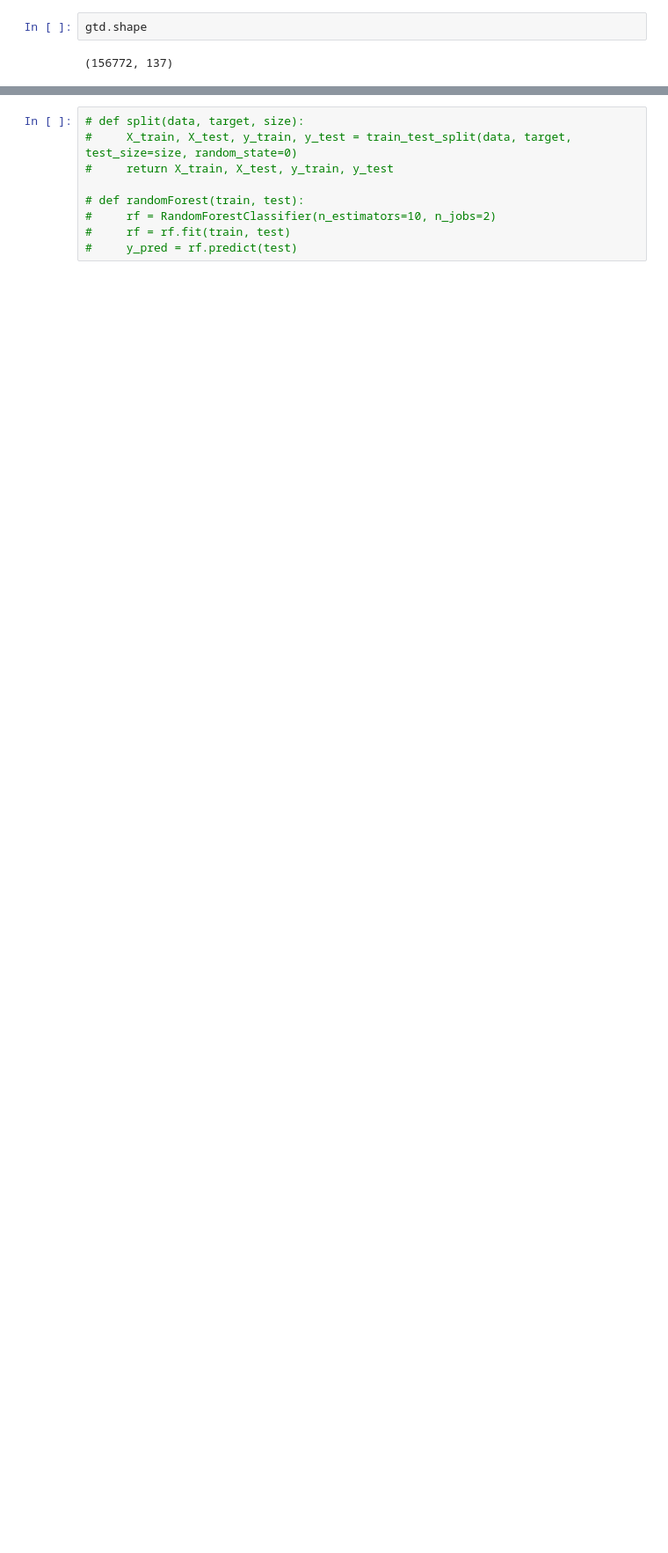
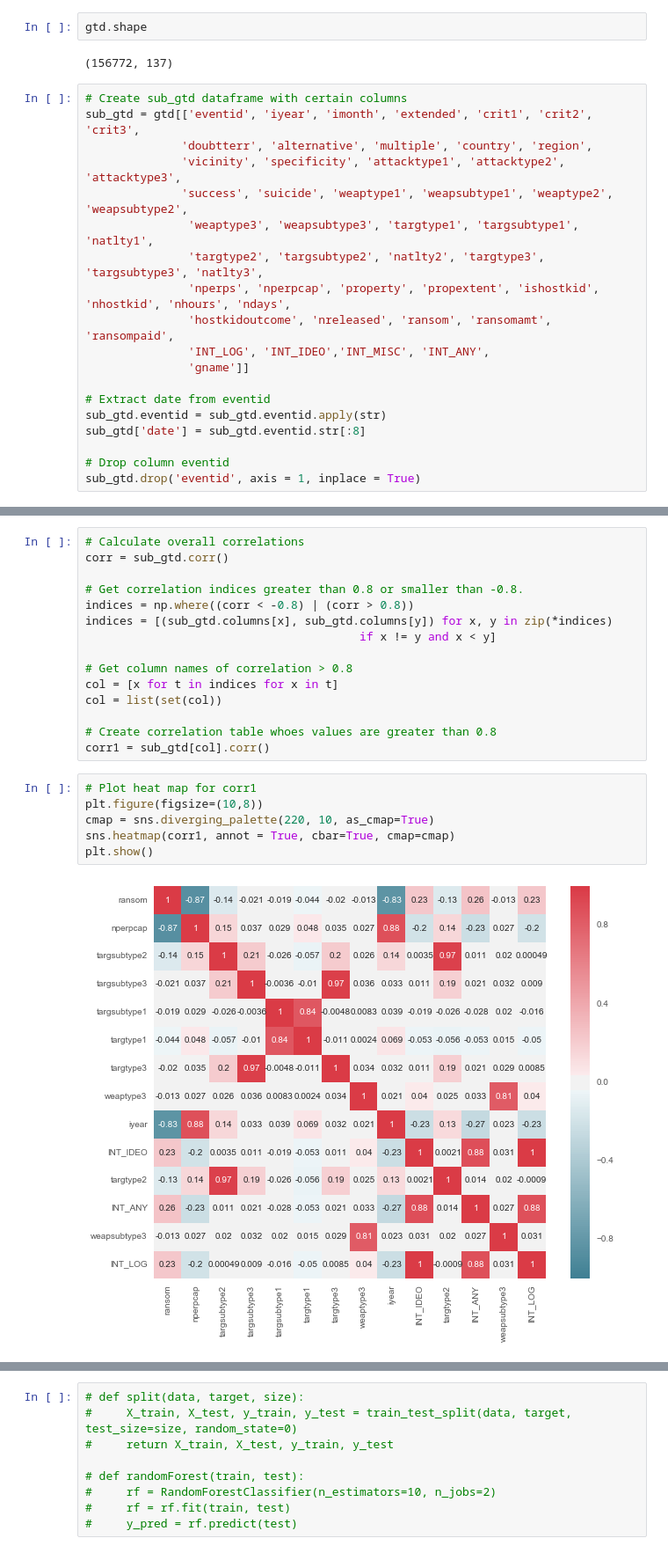
Before and after one commit to qwang51/Global-Terrorism, a Jupyter notebook: Exploratory Analysis.ipynb, the cells around one changed output, grey strips where cells are left out. Shown at 88% size. Cells and saved outputs as stored; diff of their text form; blank space fills up the shorter version.

```diff
--- a/Exploratory Analysis.ipynb
+++ b/Exploratory Analysis.ipynb
@@ -232,4 +51,23 @@ dtype: int64
 gtd.shape
 # %% [output]
 (156772, 137)
+# %%
+# Create sub_gtd dataframe with certain columns
+sub_gtd = gtd[['eventid', 'iyear', 'imonth', 'extended', 'crit1', 'crit2', 'crit3',
+              'doubtterr', 'alternative', 'multiple', 'country', 'region',
+              'vicinity', 'specificity', 'attacktype1', 'attacktype2', 'attacktype3',
+              'success', 'suicide', 'weaptype1', 'weapsubtype1', 'weaptype2', 'weapsubtype2',
+               'weaptype3', 'weapsubtype3', 'targtype1', 'targsubtype1', 'natlty1',
+               'targtype2', 'targsubtype2', 'natlty2', 'targtype3', 'targsubtype3', 'natlty3',
+               'nperps', 'nperpcap', 'property', 'propextent', 'ishostkid', 'nhostkid', 'nhours', 'ndays',
+               'hostkidoutcome', 'nreleased', 'ransom', 'ransomamt', 'ransompaid',
+               'INT_LOG', 'INT_IDEO','INT_MISC', 'INT_ANY',
+               'gname']]
+
+# Extract date from eventid
+sub_gtd.eventid = sub_gtd.eventid.apply(str)
+sub_gtd['date'] = sub_gtd.eventid.str[:8]
+
+# Drop column eventid
+sub_gtd.drop('eventid', axis = 1, inplace = True)
 # %%
@@ -293,0 +134,23 @@ dtype: int64
+# %%
+# Calculate overall correlations
+corr = sub_gtd.corr()
+
+# Get correlation indices greater than 0.8 or smaller than -0.8.
+indices = np.where((corr < -0.8) | (corr > 0.8))
+indices = [(sub_gtd.columns[x], sub_gtd.columns[y]) for x, y in zip(*indices)
+                                        if x != y and x < y]
+
+# Get column names of correlation > 0.8
+col = [x for t in indices for x in t]
+col = list(set(col))
+
+# Create correlation table whoes values are greater than 0.8
+corr1 = sub_gtd[col].corr()
+# %%
+# Plot heat map for corr1
+plt.figure(figsize=(10,8))
+cmap = sns.diverging_palette(220, 10, as_cmap=True)
+sns.heatmap(corr1, annot = True, cbar=True, cmap=cmap)
+plt.show()
+# %% [output]
+[figure, added]
```
Also changed, not shown: parts of 86 cells of this notebook.
